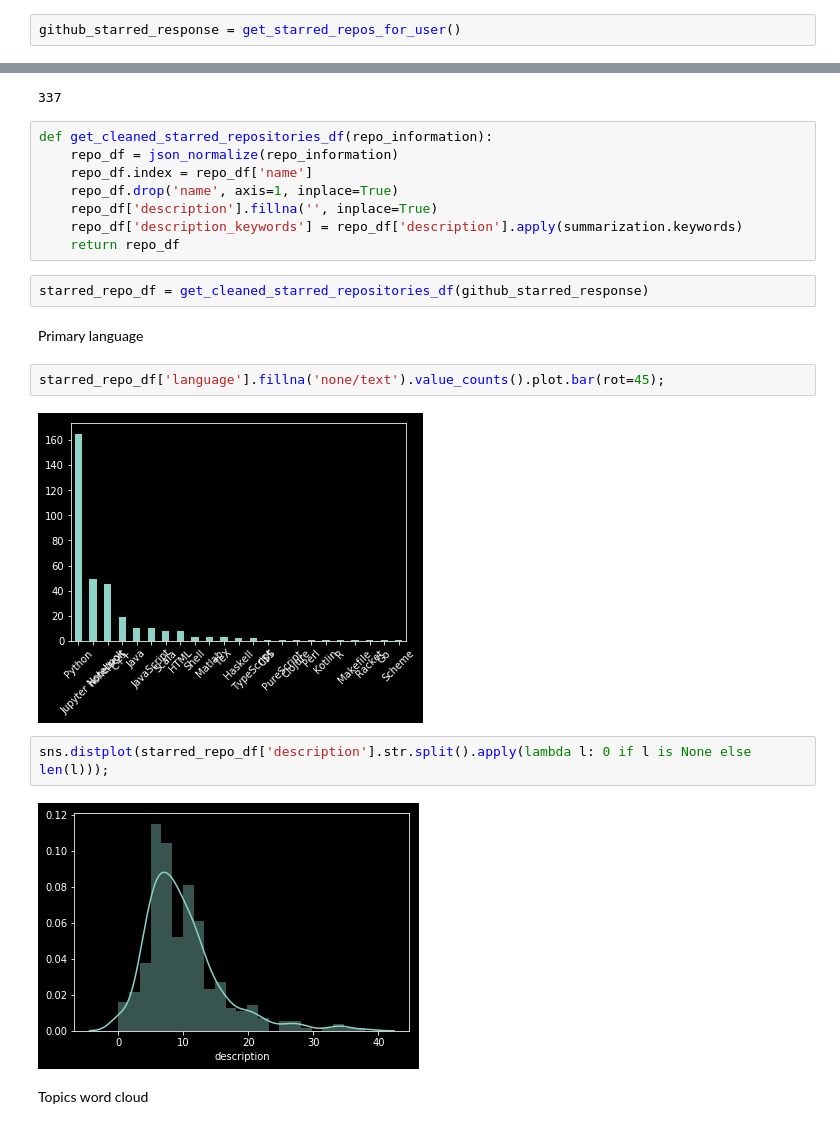
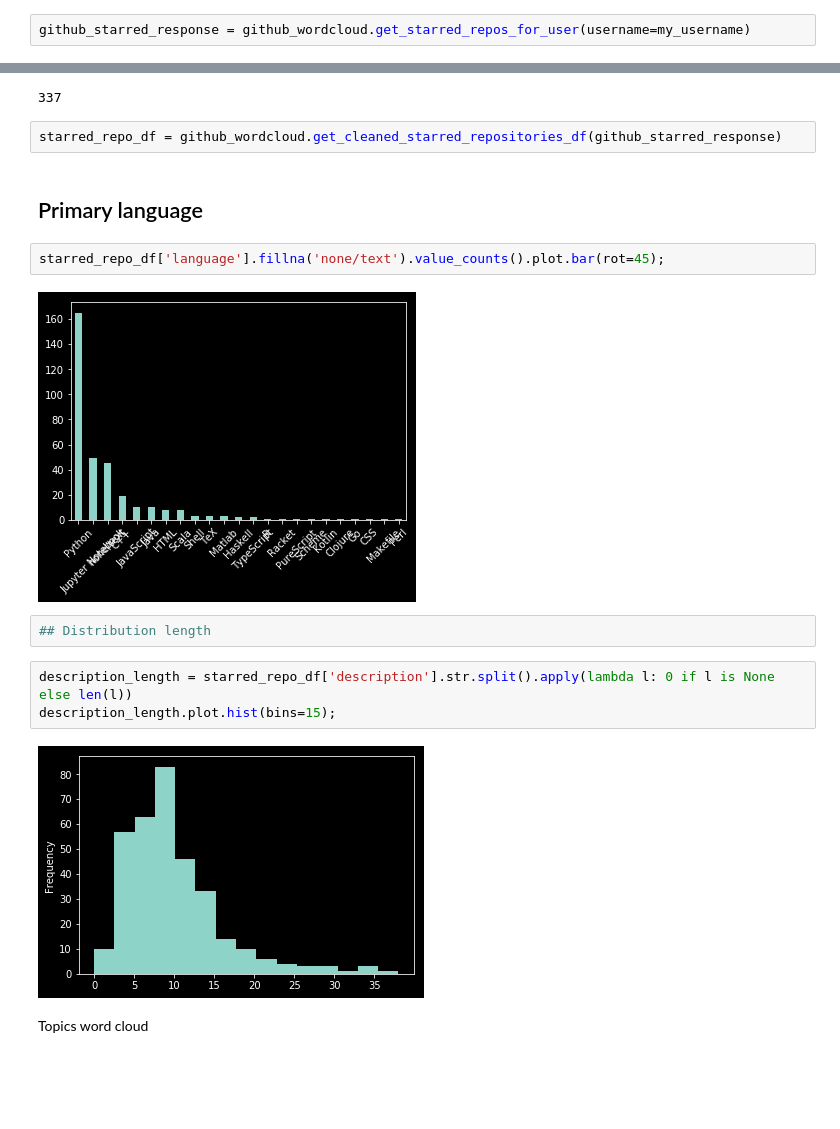
Before and after one commit to lambdaofgod/github_wordcloud, a Jupyter notebook: Github_Starred_Repositories.ipynb, the cells around one changed output, grey strips where cells are left out. Saved outputs shown, nothing was run; the diff lists cells and outputs as text; blank space fills up the shorter version.

```diff
--- a/Github_Starred_Repositories.ipynb
+++ b/Github_Starred_Repositories.ipynb
@@ -114,29 +16,24 @@ def get_starred_repos_for_user(username=my_username):
 # %%
-github_starred_response = get_starred_repos_for_user()
+github_starred_response = github_wordcloud.get_starred_repos_for_user(username=my_username)
 # %%
 len(github_starred_response)
 # %% [output]
 337
-# %%
-def get_cleaned_starred_repositories_df(repo_information):
-    repo_df = json_normalize(repo_information)
-    repo_df.index = repo_df['name']
-    repo_df.drop('name', axis=1, inplace=True)
-    repo_df['description'].fillna('', inplace=True)
-    repo_df['description_keywords'] = repo_df['description'].apply(summarization.keywords)
-    return repo_df
 # %%
-starred_repo_df = get_cleaned_starred_repositories_df(github_starred_response)
+starred_repo_df = github_wordcloud.get_cleaned_starred_repositories_df(github_starred_response)
-# %% [markdown]
-Primary language
+# %% [markdown]
+## Primary language
 # %%
 starred_repo_df['language'].fillna('none/text').value_counts().plot.bar(rot=45);
 # %% [output]
-[figure, old version]
+[figure, new version]
+# %%
+## Distribution length
 # %%
-sns.distplot(starred_repo_df['description'].str.split().apply(lambda l: 0 if l is None else len(l)));
+description_length = starred_repo_df['description'].str.split().apply(lambda l: 0 if l is None else len(l))
+description_length.plot.hist(bins=15);
 # %% [output]
-[figure, old version]
+[figure, new version]
 # %% [markdown]
 Topics word cloud
 # %%
```
Also changed, not shown: parts of 11 cells of this notebook, 2 other files.
